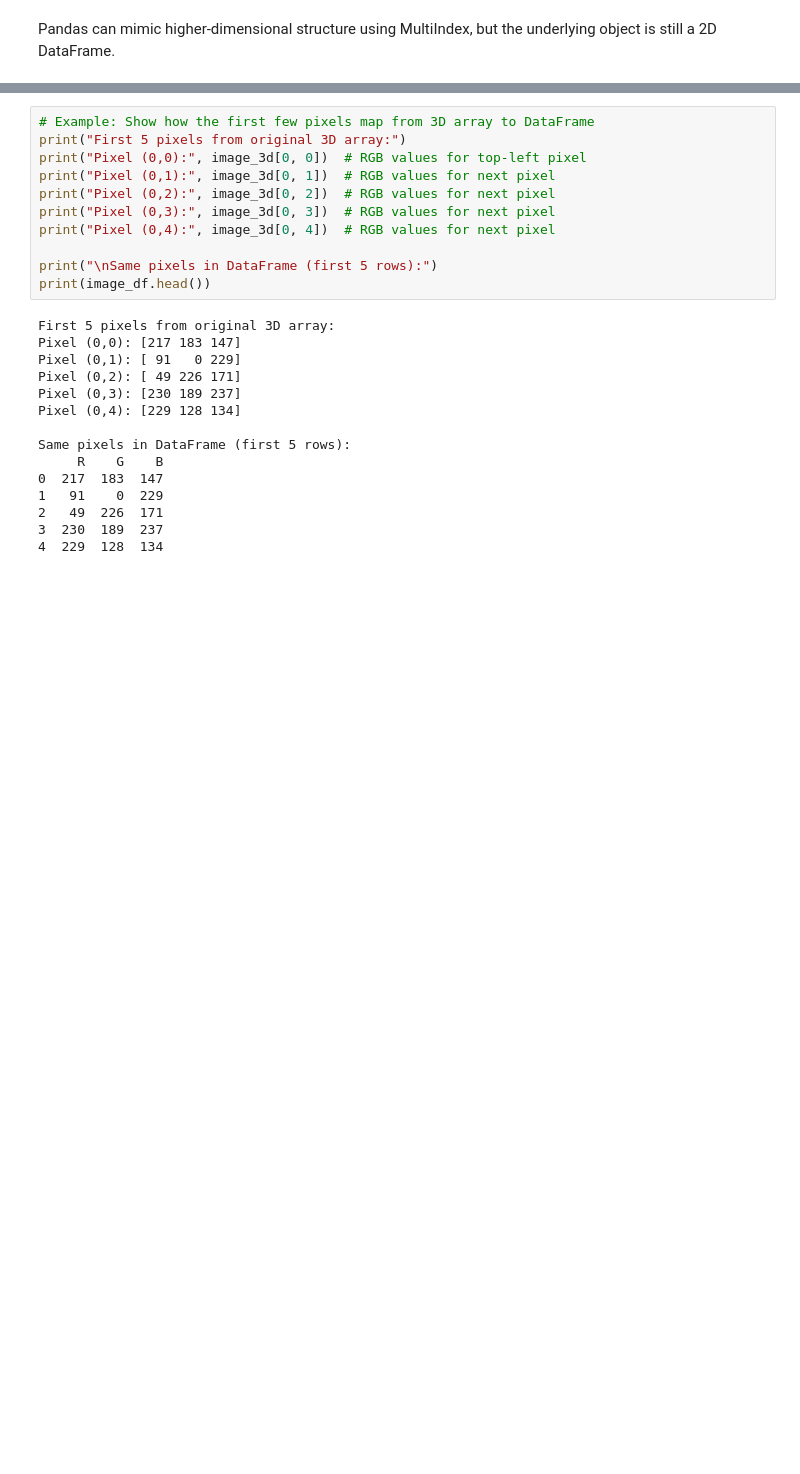
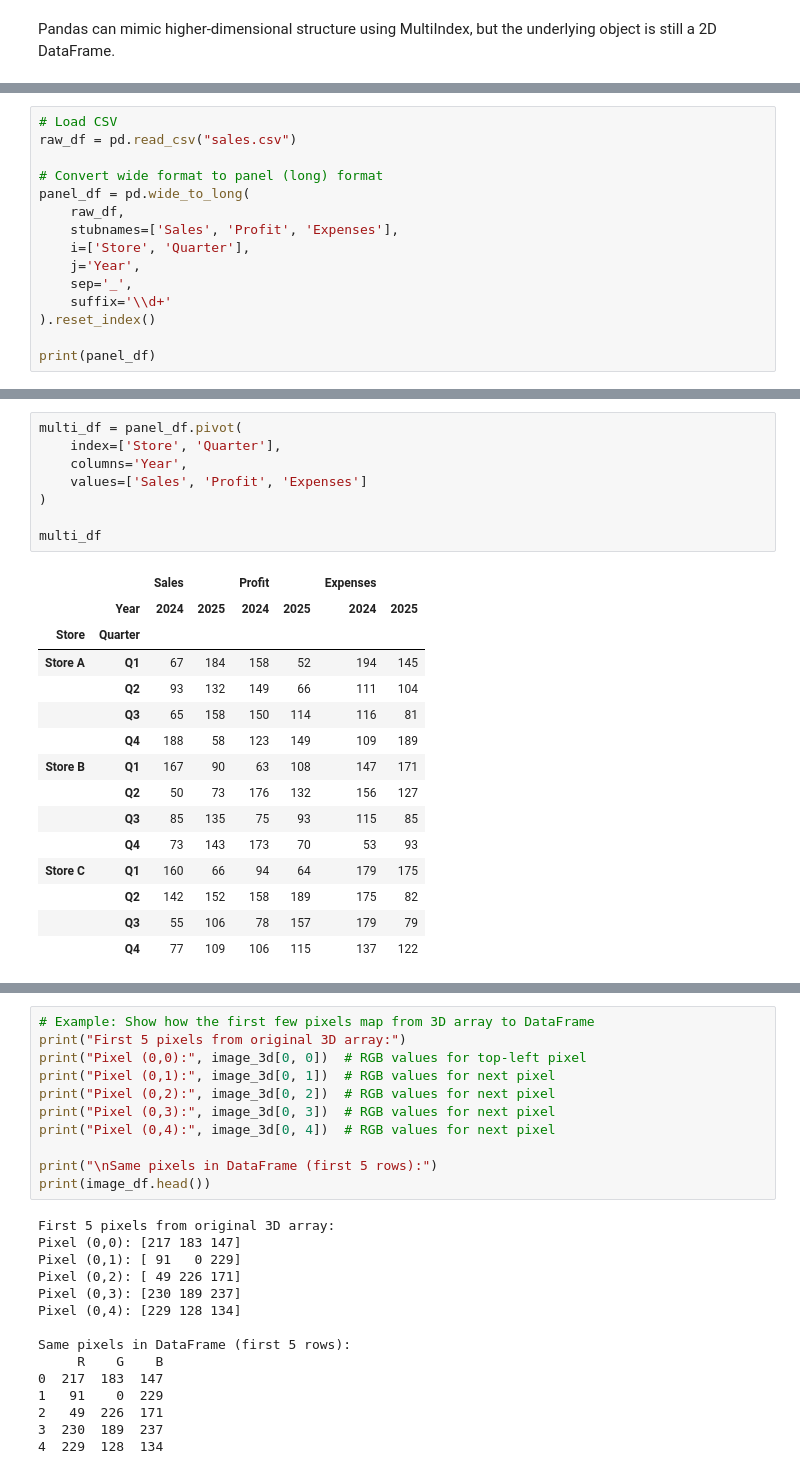
Before and after one commit to thomastay353/6m-data-1.7-intro-pandas, a Jupyter notebook: notebooks/pandas_additional.ipynb, the cells around one changed output, grey strips where cells are left out. Cells and saved outputs as stored; diff of their text form; blank space fills up the shorter version.

Commit message:
update multiindex

```diff
--- a/notebooks/pandas_additional.ipynb
+++ b/notebooks/pandas_additional.ipynb
@@ -156,0 +146,15 @@ Panel DataFrame dimensions: 2
+# %%
+# Load CSV
+raw_df = pd.read_csv("sales.csv")
+
+# Convert wide format to panel (long) format
+panel_df = pd.wide_to_long(
+    raw_df,
+    stubnames=['Sales', 'Profit', 'Expenses'],
+    i=['Store', 'Quarter'],
+    j='Year',
+    sep='_',
+    suffix='\\d+'
+).reset_index()
+
+print(panel_df)
@@ -156,0 +193,24 @@ Panel DataFrame dimensions: 2
+# %%
+multi_df = panel_df.pivot(
+    index=['Store', 'Quarter'],
+    columns='Year',
+    values=['Sales', 'Profit', 'Expenses']
+)
+
+multi_df
+# %% [output]
+|  |  | Sales |  | Profit |  | Expenses |  |
+|  | Year | 2024 | 2025 | 2024 | 2025 | 2024 | 2025 |
+| Store | Quarter |  |  |  |  |  |  |
+| Store A | Q1 | 67 | 184 | 158 | 52 | 194 | 145 |
+|  | Q2 | 93 | 132 | 149 | 66 | 111 | 104 |
+|  | Q3 | 65 | 158 | 150 | 114 | 116 | 81 |
+|  | Q4 | 188 | 58 | 123 | 149 | 109 | 189 |
+| Store B | Q1 | 167 | 90 | 63 | 108 | 147 | 171 |
+|  | Q2 | 50 | 73 | 176 | 132 | 156 | 127 |
+|  | Q3 | 85 | 135 | 75 | 93 | 115 | 85 |
+|  | Q4 | 73 | 143 | 173 | 70 | 53 | 93 |
+| Store C | Q1 | 160 | 66 | 94 | 64 | 179 | 175 |
+|  | Q2 | 142 | 152 | 158 | 189 | 175 | 82 |
+|  | Q3 | 55 | 106 | 78 | 157 | 179 | 79 |
+|  | Q4 | 77 | 109 | 106 | 115 | 137 | 122 |
```
Also changed, not shown: parts of 28 cells of this notebook, 1 other file.
